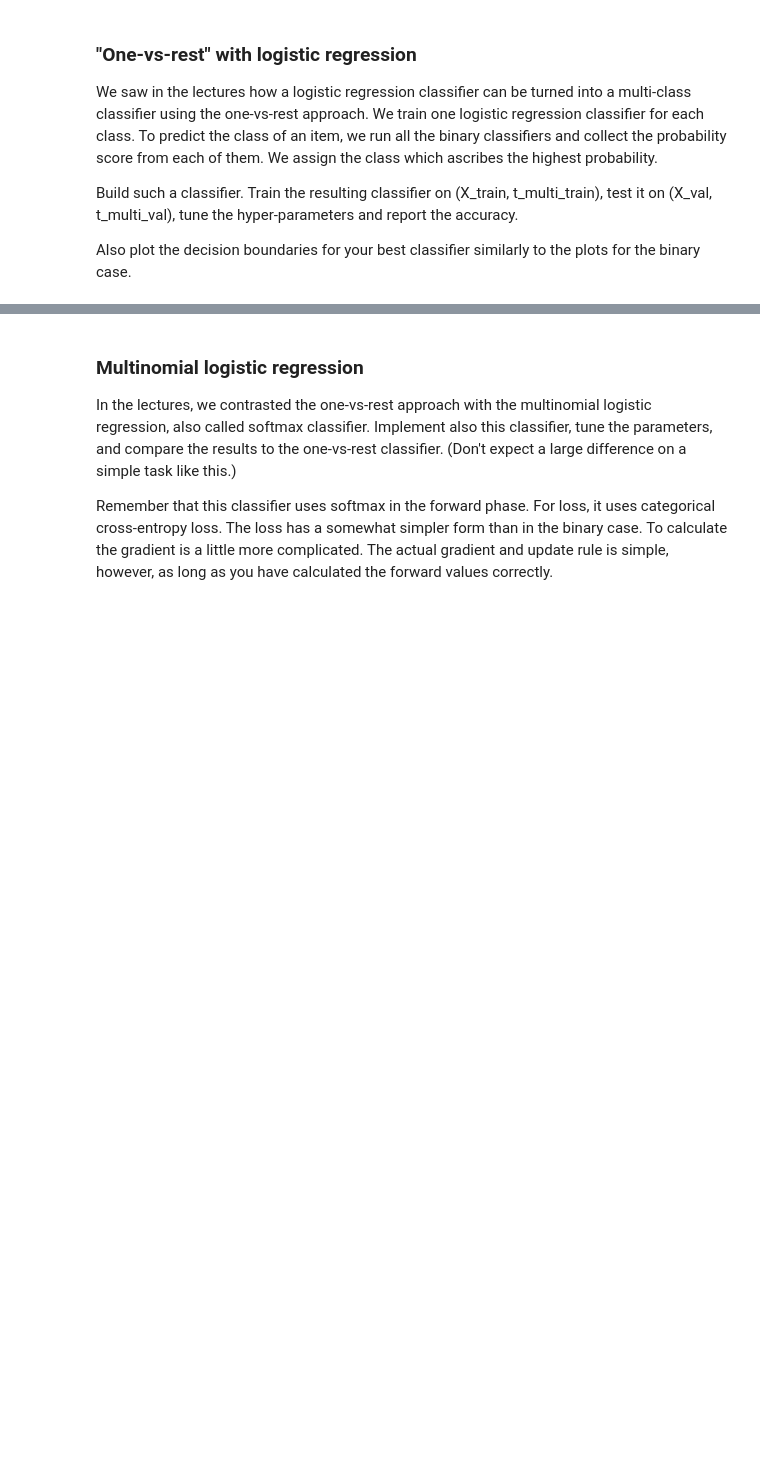
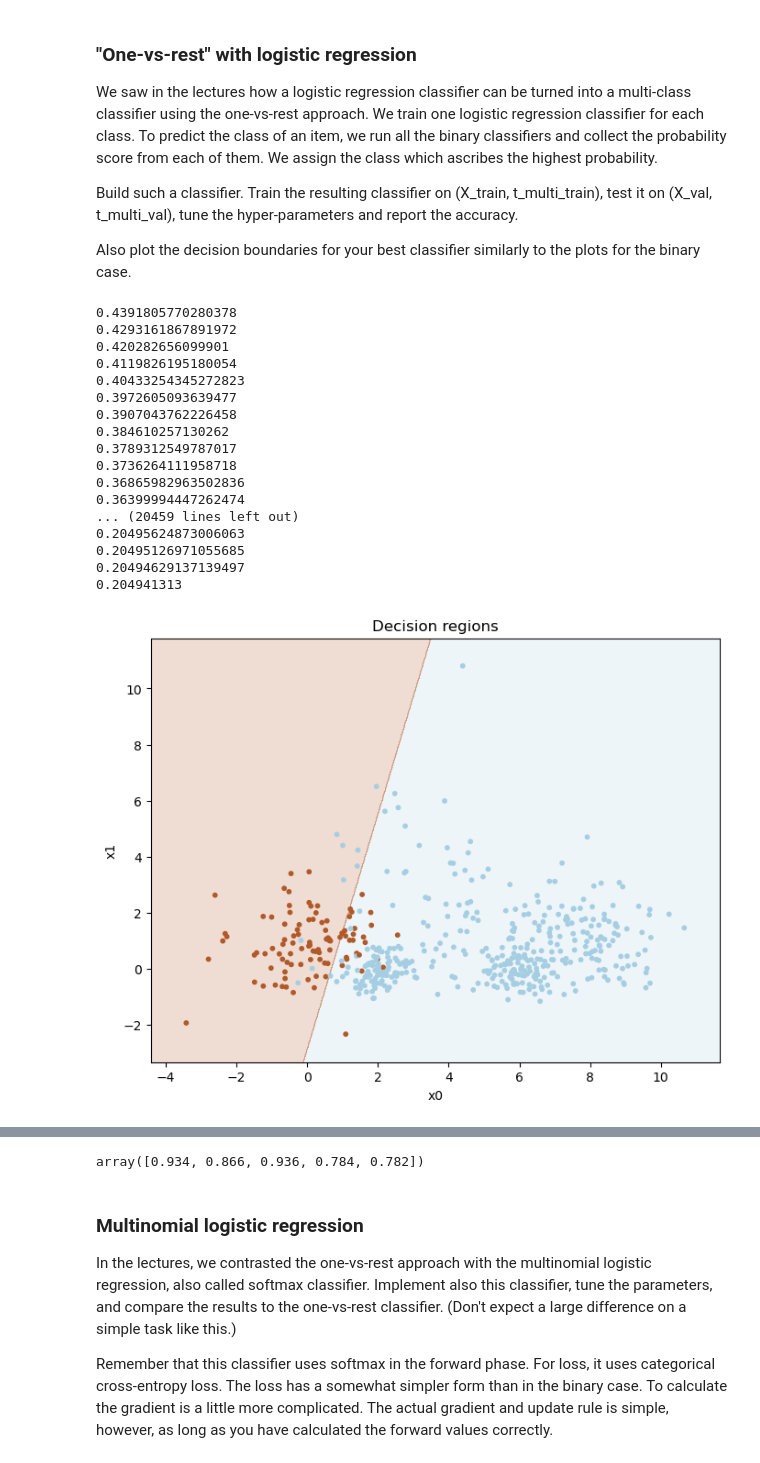
Before and after one commit to johnmagj/IN4050, a Jupyter notebook: Assignment_2/Assignment2_new.ipynb, the cells around one changed output, grey strips where cells are left out. Drawn from its saved outputs; the diff is of its cells as text; code cells hidden in the pictures; blank space fills up the shorter version.

```diff
--- a/Assignment_2/Assignment2_new.ipynb
+++ b/Assignment_2/Assignment2_new.ipynb
@@ -472,3 +532,36 @@ We saw in the lectures how a logistic regression classifier can be turned into a
 Build such a classifier. Train the resulting classifier on (X_train, t_multi_train), test it on (X_val, t_multi_val), tune the hyper-parameters and report the accuracy.
 
 Also plot the decision boundaries for your best classifier similarly to the plots for the binary case.
+# %%
+classes = [0, 1, 2, 3, 4]
+
+val_accuracies = np.zeros([len(classes)])
+probs = np.zeros([len(classes), 1], dtype=object)
+
+for i in classes:
+    t_multi_train_c = (t_multi_train == classes[i]).astype("int")
+    t_multi_val_c = (t_multi_val == classes[i]).astype("int")
+
+    model = NumpyLogReg()
+    model.fit(X_train, t_multi_train_c, X_val=X_val, t_val=t_multi_val_c, eta=0.01, epochs=100000, tol=1e-5, no_epochs_no_update=10)
+    val_accuracies[i] = accuracy(model.predict(X_val), t_multi_val_c)
+    plot_decision_regions(X_val, t_multi_val_c, model)
+# %% [output]
+0.4391805770280378
+0.4293161867891972
+0.420282656099901
+0.4119826195180054
+0.40433254345272823
+0.3972605093639477
+0.3907043762226458
+0.384610257130262
+0.3789312549787017
+0.3736264111958718
+0.36865982963502836
+0.36399994447262474
+... (20459 lines left out)
+0.20495624873006063
+0.20495126971055685
+0.20494629137139497
+0.204941313
+[figure, added]
@@ -475,3 +572,7 @@ Also plot the decision boundaries for your best classifier similarly to the plot
+# %%
+val_accuracies
+# %% [output]
+array([0.934, 0.866, 0.936, 0.784, 0.782])
 # %% [markdown]
 ### Multinomial logistic regression
 In the lectures, we contrasted the one-vs-rest approach with the multinomial logistic regression, also called softmax classifier. Implement also this classifier, tune the parameters, and compare the results to the one-vs-rest classifier. (Don't expect a large difference on a simple task like this.)
```
Also changed, not shown: parts of 8 cells of this notebook.
